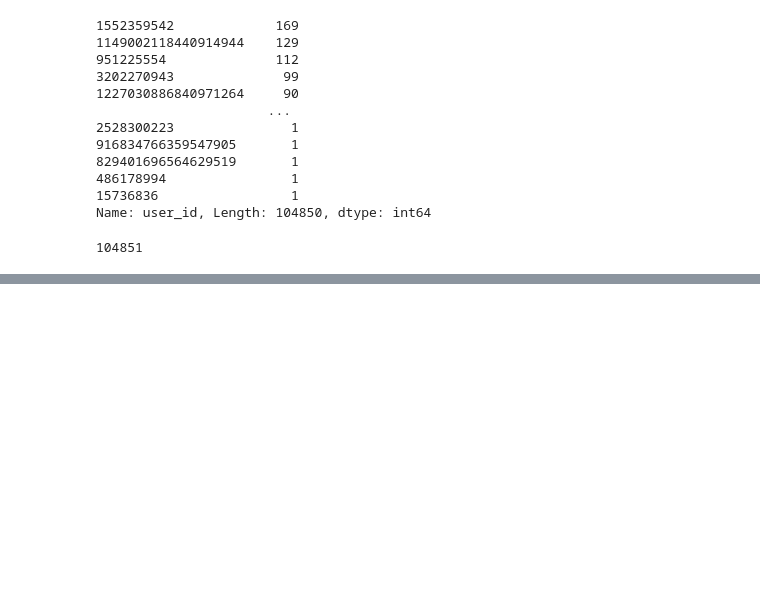
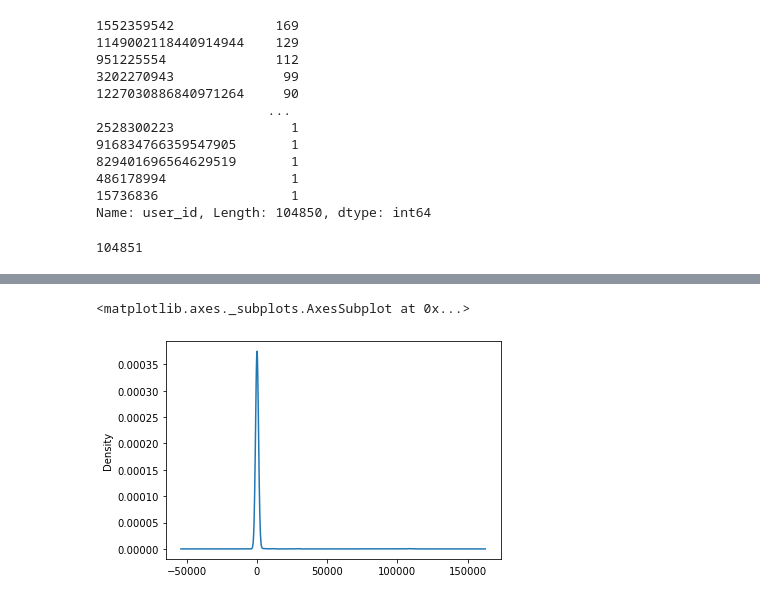
Before and after one commit to mattdillham/Final-Project, a Jupyter notebook: Resources/Cleaned_Biden.ipynb, the cells around one changed output, grey strips where cells are left out. Cells and saved outputs as stored; diff of their text form; code cells hidden in the pictures; blank space fills up the shorter version.

```diff
--- a/Resources/Cleaned_Biden.ipynb
+++ b/Resources/Cleaned_Biden.ipynb
@@ -111,0 +137,3 @@ biden_df.username.nunique()
+# %%
+likes_count = biden_df.likes_count.value_counts()
+likes_count
@@ -111,0 +153,6 @@ biden_df.username.nunique()
+# %%
+# Visualize the value counts
+likes_count.plot.density()
+# %% [output]
+<matplotlib.axes._subplots.AxesSubplot at 0x...>
+[figure, added]
```
Also changed, not shown: parts of 5 cells of this notebook.
